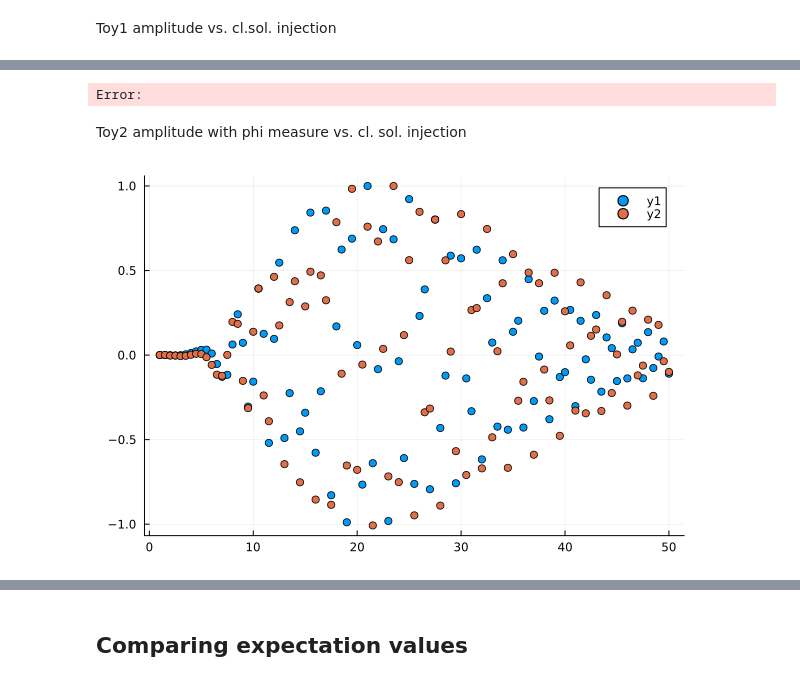
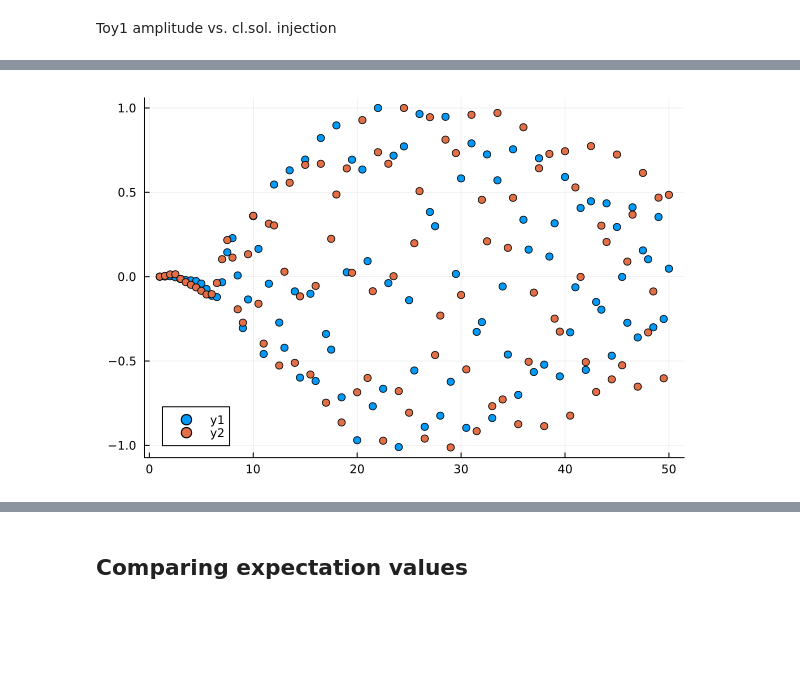
Before and after one commit to Jercheal/3d-cosmology, a Jupyter notebook: 3d_ESF_cosmology.ipynb, the cells around one changed output, grey strips where cells are left out. Saved outputs shown, nothing was run; the diff lists cells and outputs as text; code cells hidden in the pictures; blank space fills up the shorter version.

```diff
--- a/3d_ESF_cosmology.ipynb
+++ b/3d_ESF_cosmology.ipynb
@@ -1116,8 +1123,8 @@ Za1_Im_m0049 = readdlm("/home/jercheal/Documents/Physics/Articles/3d csomology/c
 # %% [markdown]
 ### Let's check the refined data from the cluster
 # %%
-Z_Re_ref = vcat([readdlm("/home/jercheal/Documents/Physics/Articles/3d csomology/code/data/Z_Re_a0=10_a2=30_phi0=2_phi2=4_m=005_step=05.txt")[1:99,1:99]], [readdlm("/home/jercheal/Documents/Physics/Articles/3d csomology/code/data/Z_Re_a0=10_a2=30_phi0=2_phi2=4_m=005_step=0$n.txt") for n in [4, 3, 2, 1]])
-Z_Im_ref = vcat([readdlm("/home/jercheal/Documents/Physics/Articles/3d csomology/code/data/Z_Im_a0=10_a2=30_phi0=2_phi2=4_m=005_step=05.txt")[1:99,1:99]] ,[readdlm("/home/jercheal/Documents/Physics/Articles/3d csomology/code/data/Z_Im_a0=10_a2=30_phi0=2_phi2=4_m=005_step=0$n.txt") for n in [4, 3, 2, 1]])
+Z_Re_ref = vcat([readdlm("/ssd/ri47hud/Projects/3d Cosmology/codes/data/Z_Re_a0=10_a2=30_phi0=2_phi2=4_m=005_step=05.txt")[1:99,1:99]], [readdlm("/ssd/ri47hud/Projects/3d Cosmology/codes/data/Z_Re_a0=10_a2=30_phi0=2_phi2=4_m=005_step=0$n.txt") for n in [4, 3, 2, 1]])
+Z_Im_ref = vcat([readdlm("/ssd/ri47hud/Projects/3d Cosmology/codes/data/Z_Im_a0=10_a2=30_phi0=2_phi2=4_m=005_step=05.txt")[1:99,1:99]] ,[readdlm("/ssd/ri47hud/Projects/3d Cosmology/codes/data/Z_Im_a0=10_a2=30_phi0=2_phi2=4_m=005_step=0$n.txt") for n in [4, 3, 2, 1]])
 Z_ref = [[Z_Re_ref[n][i, j] + im*Z_Im_ref[n][i,j] for i in 1:length(Z_Re_ref[n][1,:]), j in 1:length(Z_Re_ref[n][1,:])] for n in 1:5]
 ref_steps = [0.5, 0.4, 0.3, 0.2, 0.1]
 b_ranges = [0.5:ref_steps[n]:50.0 for n in 1:5]
@@ -1337,7 +1344,7 @@ b0sol = 2.20099
 b1sol = 3.04159
 a1sol = 17.8345
 
-a1sols = readdlm("/home/jercheal/Documents/Physics/Articles/3d csomology/code/data/l1sols_l0=10-l2=30-phi0=2-phi2=4-m=005.txt");
+a1sols = readdlm("/ssd/ri47hud/Projects/3d Cosmology/codes/data/l1sols_l0=10-l2=30-phi0=2-phi2=4-m=005.txt");
 # %%
 Z_class = [Ampl_1slice(a0, a1sols[b0-1,b1-1], a2, 0.5*b0, 0.5*b1, ϕ0, ϕ2, m) for b0 in 2:100, b1 in 2:100];
 Z_class_toy1 = [Ampl_1slice_toy(a0, a1sols[b0-1,b1-1], a2, 0.5*b0, 0.5*b1, ϕ0, ϕ2, m) for b0 in 2:100, b1 in 2:100];
@@ -1431,12 +1427,5 @@ Toy2 amplitude vs. cl. sol. injection
 # %%
-scatter(1.0:0.5:50.0, real(Z_class_toy2[1:99,5])./maximum(real(Z_class_toy2[1:99,5])))
-scatter!(1.0:0.5:50.0, real(Z_toy2[1:99,5])./maximum(real(Z_toy2[1:99,5])))
+scatter(1.0:0.5:50.0, real(Z_class_toy1_phi_measure[1:99,5])./maximum(real(Z_class_toy1_phi_measure[1:99,5])))
+scatter!(1.0:0.5:50.0, real(Z_toy1_phi_measure[1:99,5])./maximum(real(Z_toy1_phi_measure[1:99,5])))
 # %% [output]
-Error:
+[figure, added]
-# %% [markdown]
-Toy2 amplitude with phi measure vs. cl. sol. injection
-# %%
-scatter(1.0:0.5:50.0, real(Z_class_toy2_phi_measure[1:99,5])./maximum(real(Z_class_toy2_phi_measure[1:99,5])))
-scatter!(1.0:0.5:50.0, real(Z_toy2_phi_measure[1:99,5])./maximum(real(Z_toy2_phi_measure[1:99,5])))
-# %% [output]
-[figure, removed]
```
Also changed, not shown: parts of 41 cells of this notebook, 14 other files.
